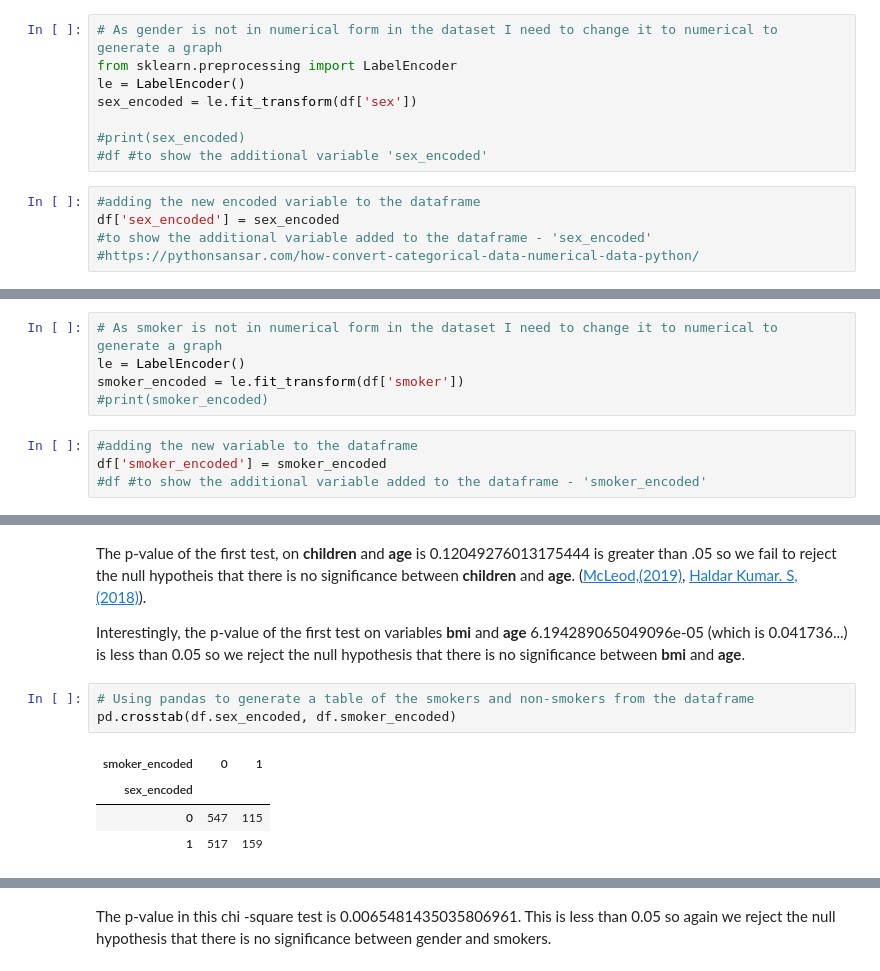
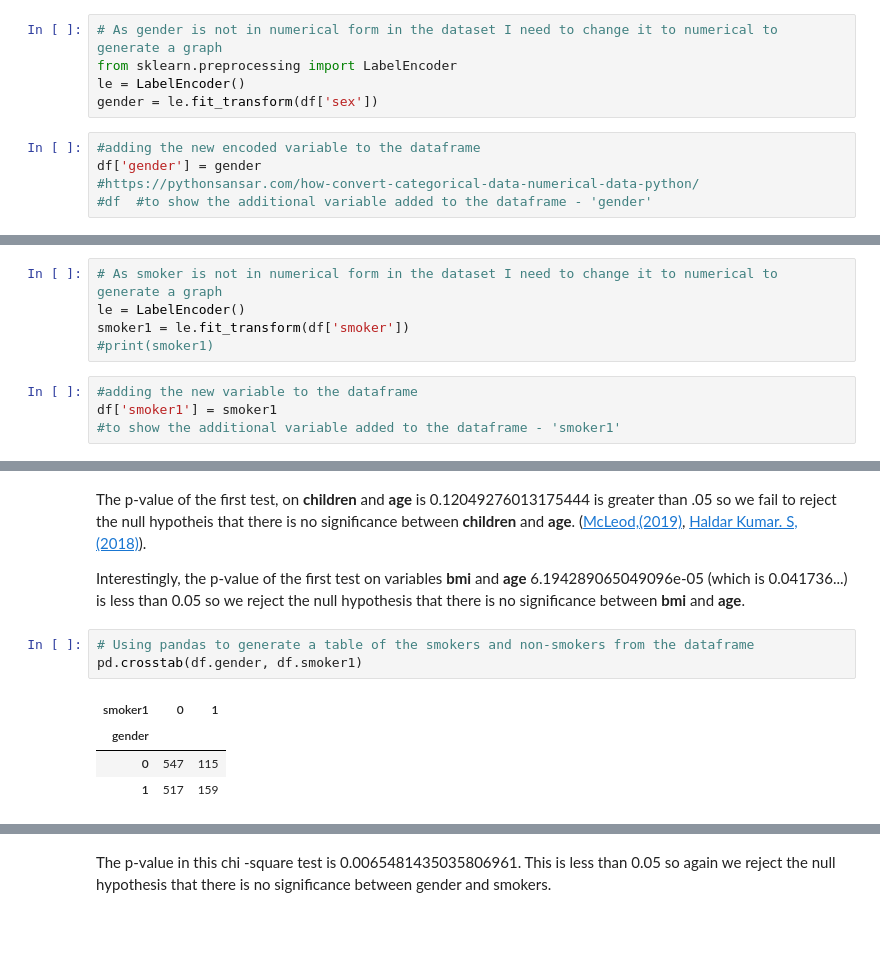
Before and after one commit to OCorry/Programming-for-Data-Analysis-Assessment-2022, a Jupyter notebook: Programming for Data Analysis Project 2022.ipynb, the cells around one changed output, grey strips where cells are left out. Cells and saved outputs as stored; diff of their text form; blank space fills up the shorter version.

Commit message:
updated variable names and removed unnecessary variables

```diff
--- a/Programming for Data Analysis Project 2022.ipynb
+++ b/Programming for Data Analysis Project 2022.ipynb
@@ -196,13 +204,10 @@ I then calculated the number of males(1's) and females(0's) in the dataframe and
 # As gender is not in numerical form in the dataset I need to change it to numerical to generate a graph
 from sklearn.preprocessing import LabelEncoder
 le = LabelEncoder()
-sex_encoded = le.fit_transform(df['sex'])
-
-#print(sex_encoded)
-#df #to show the additional variable 'sex_encoded'
+gender = le.fit_transform(df['sex'])
 # %%
 #adding the new encoded variable to the dataframe
-df['sex_encoded'] = sex_encoded
-#to show the additional variable added to the dataframe - 'sex_encoded'
+df['gender'] = gender
 #https://pythonsansar.com/how-convert-categorical-data-numerical-data-python/
+#df  #to show the additional variable added to the dataframe - 'gender'
 # %%
@@ -280,11 +285,11 @@ I then calculated the number of smokers (1's) and non-smokers(0's) in the datafr
 # %%
 # As smoker is not in numerical form in the dataset I need to change it to numerical to generate a graph
 le = LabelEncoder()
-smoker_encoded = le.fit_transform(df['smoker'])
-#print(smoker_encoded)
+smoker1 = le.fit_transform(df['smoker'])
+#print(smoker1)
 # %%
 #adding the new variable to the dataframe
-df['smoker_encoded'] = smoker_encoded
-#df #to show the additional variable added to the dataframe - 'smoker_encoded'
+df['smoker1'] = smoker1
+#to show the additional variable added to the dataframe - 'smoker1'
 # %%
 #converting 'smoker_encoded' column to a numpy array
@@ -360,10 +366,10 @@ The p-value of the first test, on **children** and **age** is 0.1204927601317544
 Interestingly, the p-value of the first test on variables **bmi** and **age**  6.194289065049096e-05 (which is 0.041736...) is less than 0.05 so we reject the null hypothesis that there is no significance between **bmi** and **age**.
 # %%
 # Using pandas to generate a table of the smokers and non-smokers from the dataframe
-pd.crosstab(df.sex_encoded, df.smoker_encoded)
+pd.crosstab(df.gender, df.smoker1)
 # %% [output]
-| smoker_encoded | 0 | 1 |
-| sex_encoded |  |  |
+| smoker1 | 0 | 1 |
+| gender |  |  |
 | 0 | 547 | 115 |
 | 1 | 517 | 159 |
 # %%
```
Also changed, not shown: parts of 12 cells of this notebook.
